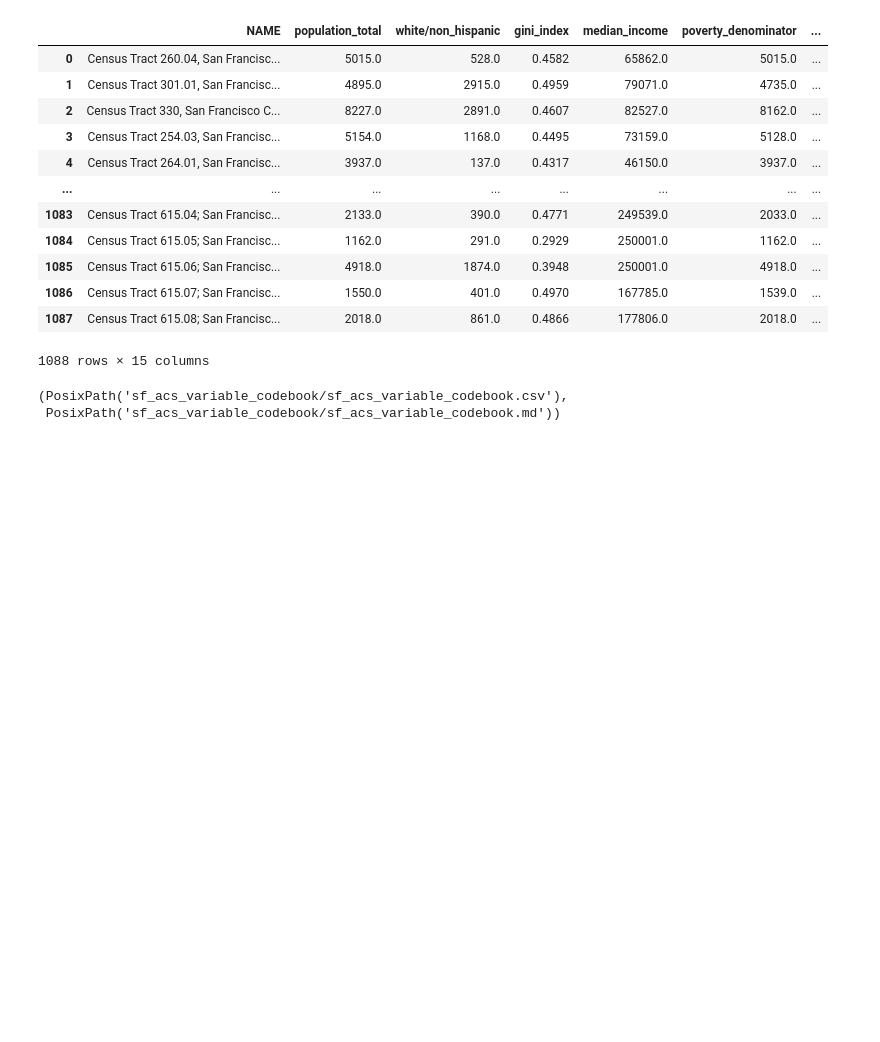
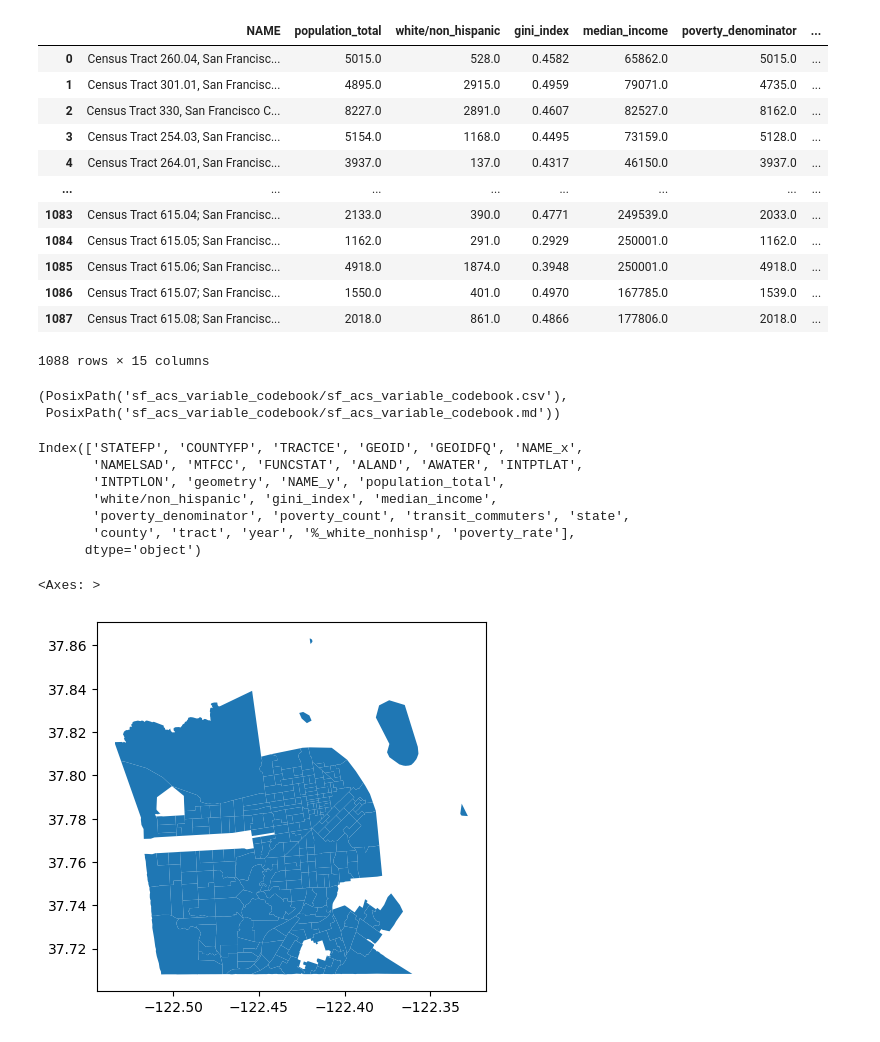
Before and after one commit to meganm2c/MTC-SF-Neighborhood-Amenity-Equity-Project, a Jupyter notebook: sf_eda.ipynb, the cells around one changed output. Saved outputs shown, nothing was run; the diff lists cells and outputs as text; code cells hidden in the pictures; blank space fills up the shorter version.

```diff
--- a/sf_eda.ipynb
+++ b/sf_eda.ipynb
@@ -50,6 +57,11 @@ for YEAR in acs_years:
 
   sf_acs_df = pd.DataFrame(sf_acs)
   sf_acs_df["GEOID"] = sf_acs_df["state"] + sf_acs_df["county"] + sf_acs_df["tract"]
+
+  #W6_S1 Converting GEOID to String (best practice)
+  sf_acs_df["GEOID"] = sf_acs_df["GEOID"].astype(str)
+
+  #renaming columns
   sf_acs_df = sf_acs_df.rename(columns={
       "B03002_001E": "population_total",
       "B03002_003E": "white/non_hispanic",
@@ -140,3 +152,24 @@ csv_path, md_path
 # %% [output]
 (PosixPath('sf_acs_variable_codebook/sf_acs_variable_codebook.csv'),
  PosixPath('sf_acs_variable_codebook/sf_acs_variable_codebook.md'))
+# %%
+#San Francisco Tract Geometries
+caTracts = gpd.read_file(
+    f"https://www2.census.gov/geo/tiger/TIGER2023/TRACT/tl_2023_06_tract.zip"
+)
+sf_census_gdf = caTracts.merge(final_sf_acs_years_panel, on='GEOID', how='right')
+print(sf_census_gdf.columns)
+
+#Geometry ONLY (no time series)
+sf_geom_only = sf_census_gdf.drop_duplicates("GEOID")[["GEOID", "geometry"]]
+sf_geom_only.plot()
+# %% [output]
+Index(['STATEFP', 'COUNTYFP', 'TRACTCE', 'GEOID', 'GEOIDFQ', 'NAME_x',
+       'NAMELSAD', 'MTFCC', 'FUNCSTAT', 'ALAND', 'AWATER', 'INTPTLAT',
+       'INTPTLON', 'geometry', 'NAME_y', 'population_total',
+       'white/non_hispanic', 'gini_index', 'median_income',
+       'poverty_denominator', 'poverty_count', 'transit_commuters', 'state',
+       'county', 'tract', 'year', '%_white_nonhisp', 'poverty_rate'],
+      dtype='object')
+<Axes: >
+[figure, added]
```
Also changed, not shown: parts of 16 cells of this notebook.
